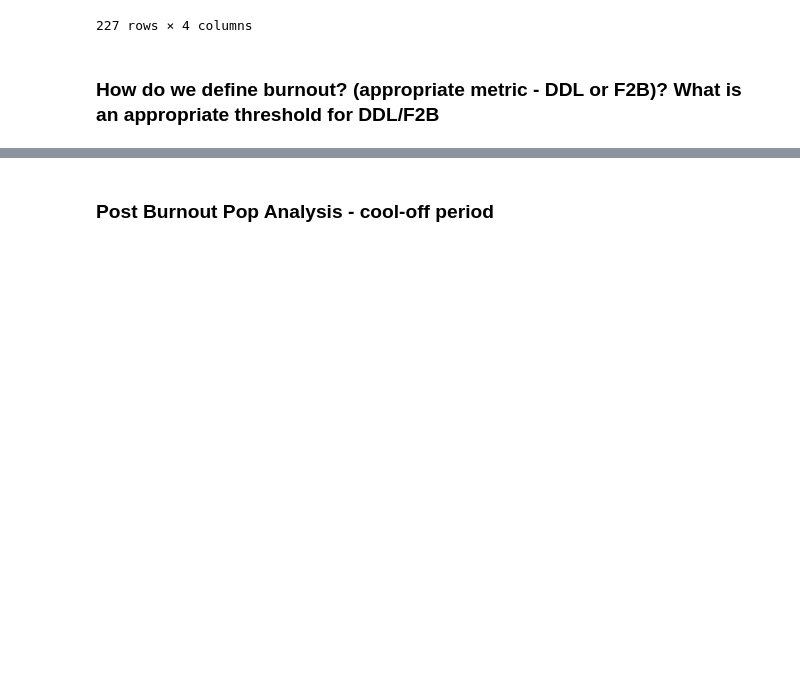
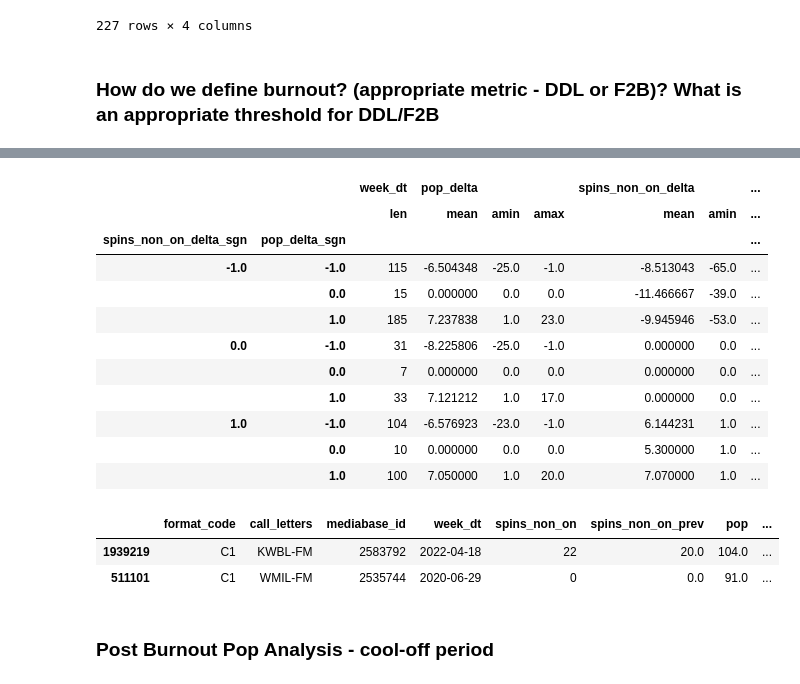
Before and after one commit to gjampanih/adds-early-burnout-warning-model, a Jupyter notebook: notebooks/ebw_metrics_analysis.ipynb, the cells around one changed output, grey strips where cells are left out. Drawn from its saved outputs; the diff is of its cells as text; code cells hidden in the pictures; blank space fills up the shorter version.

```diff
--- a/notebooks/ebw_metrics_analysis.ipynb
+++ b/notebooks/ebw_metrics_analysis.ipynb
@@ -501,2 +548,39 @@ pd.DataFrame(df_hits.groupby(grp_cols).apply(fn3), columns=['total_instances']).
+# %%
+df_test = pd.DataFrame(df_temp_filter.groupby(['call_letters' , 'mediabase_id']).apply(lambda x: np.sign(x['ddl_metric'] - x['ddl_metric'].shift(1))))
+df_test.set_index(df_test.index.get_level_values(2), inplace=True)
+df_temp_filter['ddl_metric_delta_sgn'] = df_test
+# %%
+df_test = pd.DataFrame(df_temp_filter.groupby(['call_letters' , 'mediabase_id']).apply(lambda x: x['ddl_metric'] - x['ddl_metric'].shift(1)))
+df_test.set_index(df_test.index.get_level_values(2), inplace=True)
+df_temp_filter['ddl_metric_delta'] = df_test
+# %%
+df_test = pd.DataFrame(df_temp_filter.groupby(['call_letters' , 'mediabase_id']).apply(lambda x: np.sign(x['pop'] - x['pop'].shift(1))))
+df_test.set_index(df_test.index.get_level_values(2), inplace=True)
+df_temp_filter['pop_delta_sgn'] = df_test
+# %%
+df_test = pd.DataFrame(df_temp_filter.groupby(['call_letters' , 'mediabase_id']).apply(lambda x: x['pop'] - x['pop'].shift(1)))
+df_test.set_index(df_test.index.get_level_values(2), inplace=True)
+df_temp_filter['pop_delta'] = df_test
+# %%
+df_temp_filter.groupby(['spins_non_on_delta_sgn', 'pop_delta_sgn']).agg({'week_dt': len, 'pop_delta':[np.mean, np.min, np.max], 'spins_non_on_delta': [np.mean, np.min, np.max]})
+# %% [output]
+|  |  | week_dt | pop_delta |  |  | spins_non_on_delta |  | ... |
+|  |  | len | mean | amin | amax | mean | amin | ... |
+| spins_non_on_delta_sgn | pop_delta_sgn |  |  |  |  |  |  | ... |
+| -1.0 | -1.0 | 115 | -6.504348 | -25.0 | -1.0 | -8.513043 | -65.0 | ... |
+|  | 0.0 | 15 | 0.000000 | 0.0 | 0.0 | -11.466667 | -39.0 | ... |
+|  | 1.0 | 185 | 7.237838 | 1.0 | 23.0 | -9.945946 | -53.0 | ... |
+| 0.0 | -1.0 | 31 | -8.225806 | -25.0 | -1.0 | 0.000000 | 0.0 | ... |
+|  | 0.0 | 7 | 0.000000 | 0.0 | 0.0 | 0.000000 | 0.0 | ... |
+|  | 1.0 | 33 | 7.121212 | 1.0 | 17.0 | 0.000000 | 0.0 | ... |
+| 1.0 | -1.0 | 104 | -6.576923 | -23.0 | -1.0 | 6.144231 | 1.0 | ... |
+|  | 0.0 | 10 | 0.000000 | 0.0 | 0.0 | 5.300000 | 1.0 | ... |
+|  | 1.0 | 100 | 7.050000 | 1.0 | 20.0 | 7.070000 | 1.0 | ... |
+# %%
+df_temp_filter[df_temp_filter['pop_delta'] == 20]
+# %% [output]
+|  | format_code | call_letters | mediabase_id | week_dt | spins_non_on | spins_non_on_prev | pop | ... |
+| 1939219 | C1 | KWBL-FM | 2583792 | 2022-04-18 | 22 | 20.0 | 104.0 | ... |
+| 511101 | C1 | WMIL-FM | 2535744 | 2020-06-29 | 0 | 0.0 | 91.0 | ... |
 # %% [markdown]
 ### Post Burnout Pop Analysis - cool-off period
```
Also changed, not shown: parts of 12 cells of this notebook.
